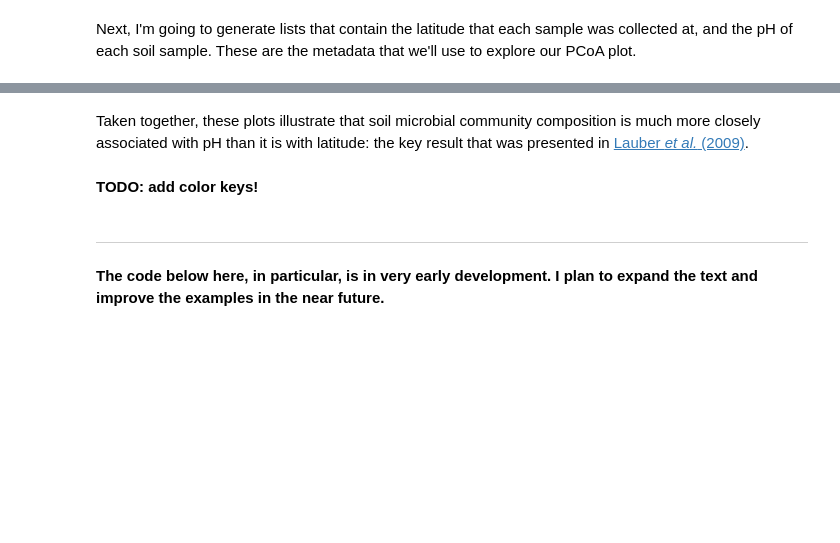
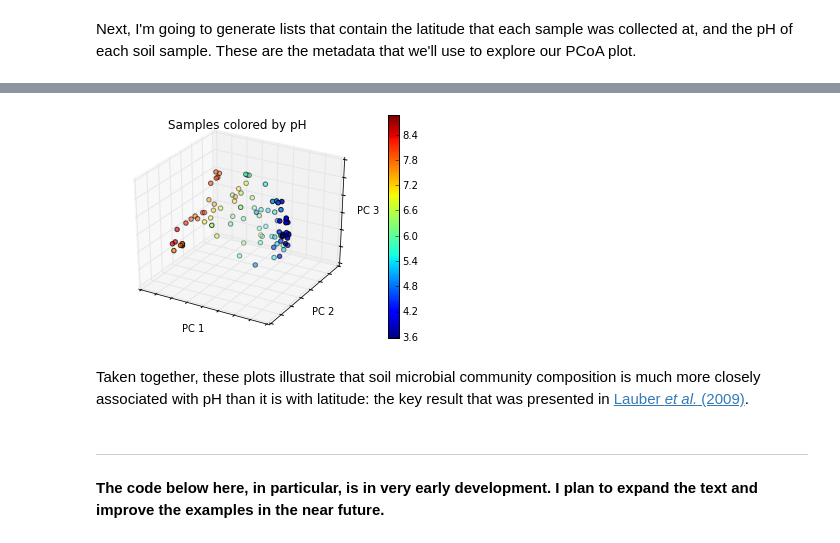
Before and after one commit to applied-bioinformatics/An-Introduction-To-Applied-Bioinformatics, a Jupyter notebook: applications/1-biological-diversity.ipynb, the cells around one changed output, grey strips where cells are left out. Cells and saved outputs as stored; diff of their text form; code cells hidden in the pictures; blank space fills up the shorter version.

```diff
--- a/applications/1-biological-diversity.ipynb
+++ b/applications/1-biological-diversity.ipynb
@@ -1079,7 +1106,9 @@ ord_plot = scatter(soil_pcoa_matrix[0], soil_pcoa_matrix[1], s=40, c=soil_ordere
+# %%
+scatter_3d(soil_pcoa_matrix, soil_ordered_pHs, "Samples colored by pH")
+# %% [output]
+[figure, added]
 # %% [markdown]
 Taken together, these plots illustrate that soil microbial community composition is much more closely associated with pH than it is with latitude: the key result that was presented in [Lauber *et al.* (2009)](http://www.ncbi.nlm.nih.gov/pubmed/19502440).
-# %% [markdown]
-**TODO: add color keys!**
 # %% [markdown]
 <hr>
 
```
Also changed, not shown: parts of 7 cells of this notebook.
